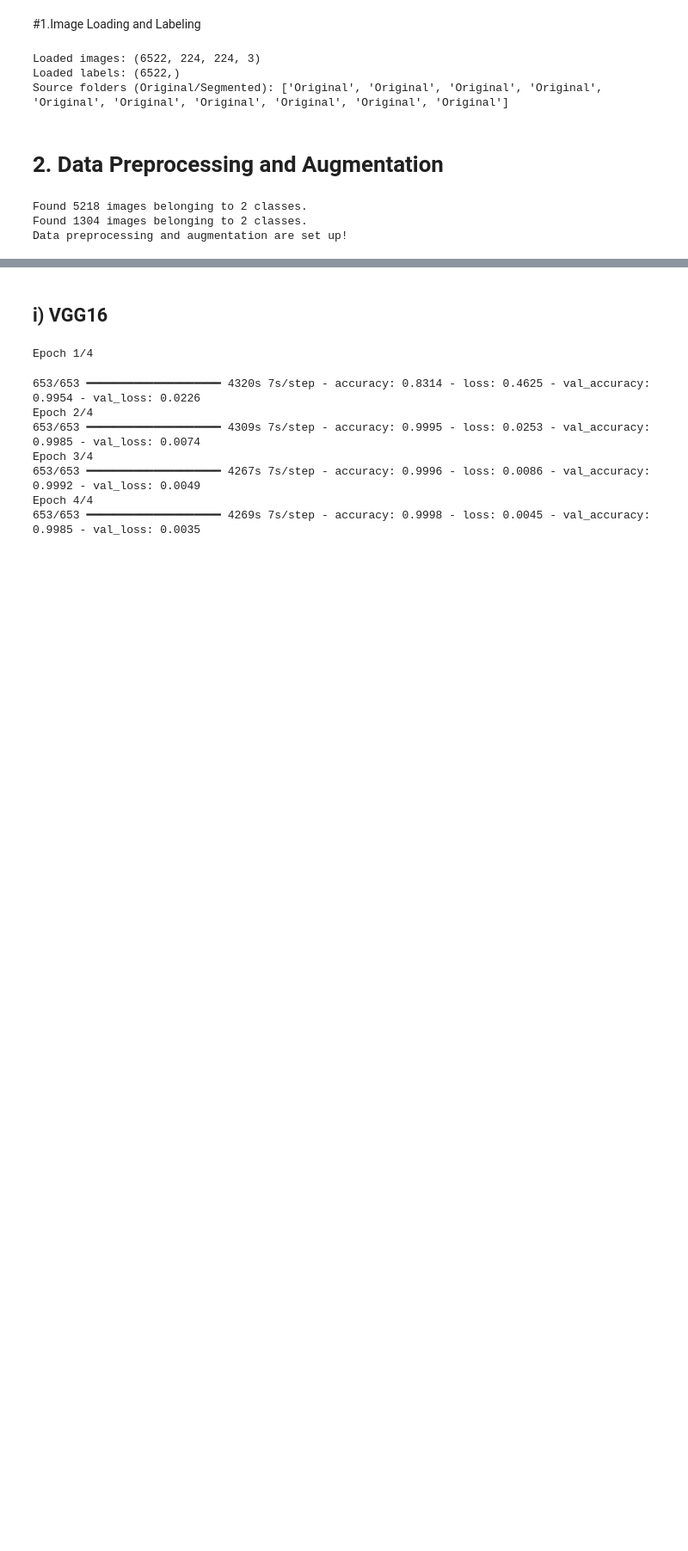
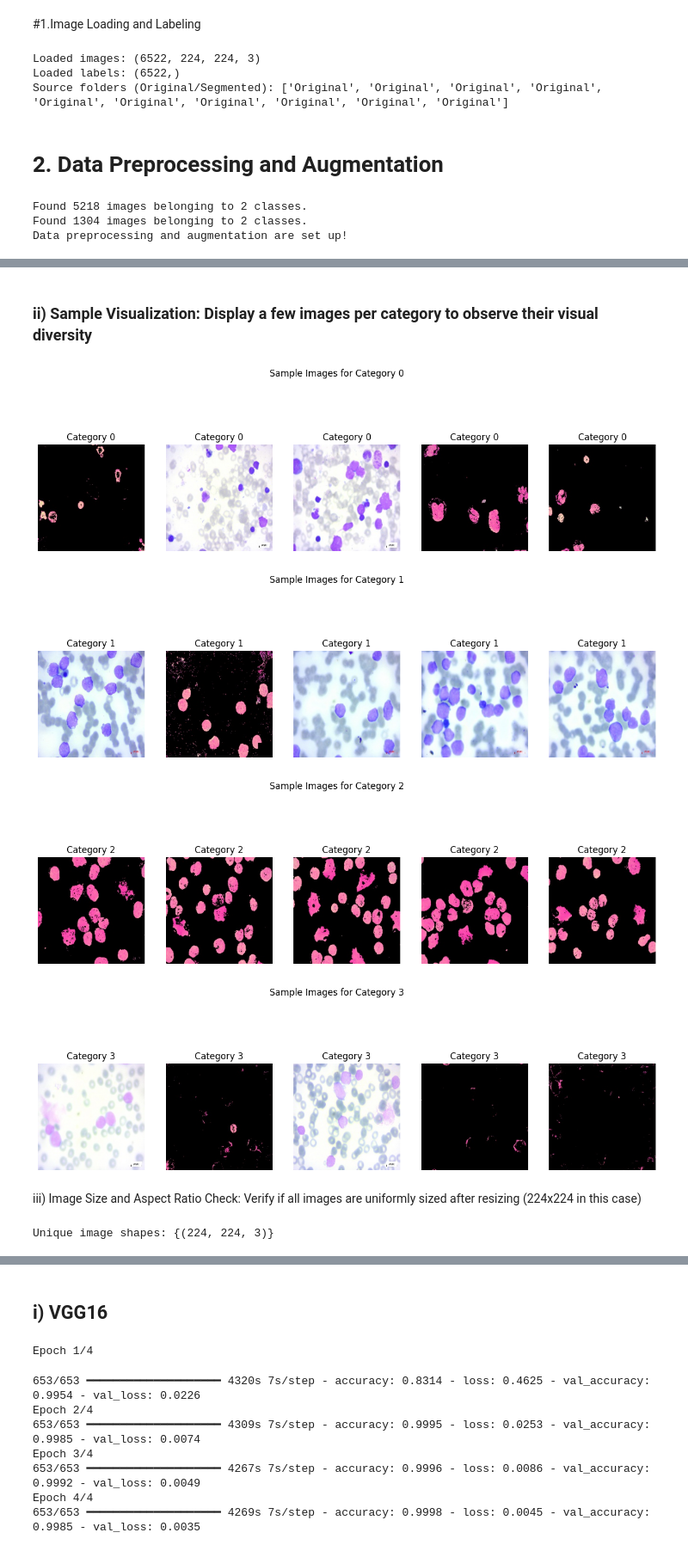
Before and after one commit to KaurSukhvinder/Leukemia-Detection-using-DL-, a Jupyter notebook: Leukemia(BloodCancer)_Detection.ipynb, the cells around one changed output, grey strips where cells are left out. Shown at 86% size. Drawn from its saved outputs; the diff is of its cells as text; code cells hidden in the pictures; blank space fills up the shorter version.

```diff
--- a/Leukemia(BloodCancer)_Detection.ipynb
+++ b/Leukemia(BloodCancer)_Detection.ipynb
@@ -167,0 +186,32 @@ Data preprocessing and augmentation are set up!
+# %% [markdown]
+### ii) Sample Visualization: Display a few images per category to observe their visual diversity
+# %%
+import random
+
+# Display a few random images per category
+num_samples = 5  # Number of images to show per category
+for category in np.unique(labels):
+    category_indices = np.where(labels == category)[0]
+    sample_indices = random.sample(list(category_indices), min(num_samples, len(category_indices)))
+    plt.figure(figsize=(15, 5))
+    for i, idx in enumerate(sample_indices):
+        plt.subplot(1, num_samples, i + 1)
+        plt.imshow(images[idx])
+        plt.title(f"Category {category}")
+        plt.axis('off')
+    plt.suptitle(f"Sample Images for Category {category}")
+    plt.show()
+# %% [output]
+[figure, added]
+[figure, added]
+[figure, added]
+[figure, added]
+# %% [markdown]
+iii) Image Size and Aspect Ratio Check: Verify if all images are uniformly sized after resizing (224x224 in this case)
+# %%
+# Check dimensions of images
+image_shapes = [img.shape for img in images]
+unique_shapes = set(image_shapes)
+print("Unique image shapes:", unique_shapes)
+# %% [output]
+Unique image shapes: {(224, 224, 3)}
```
Also changed, not shown: parts of 28 cells of this notebook.
